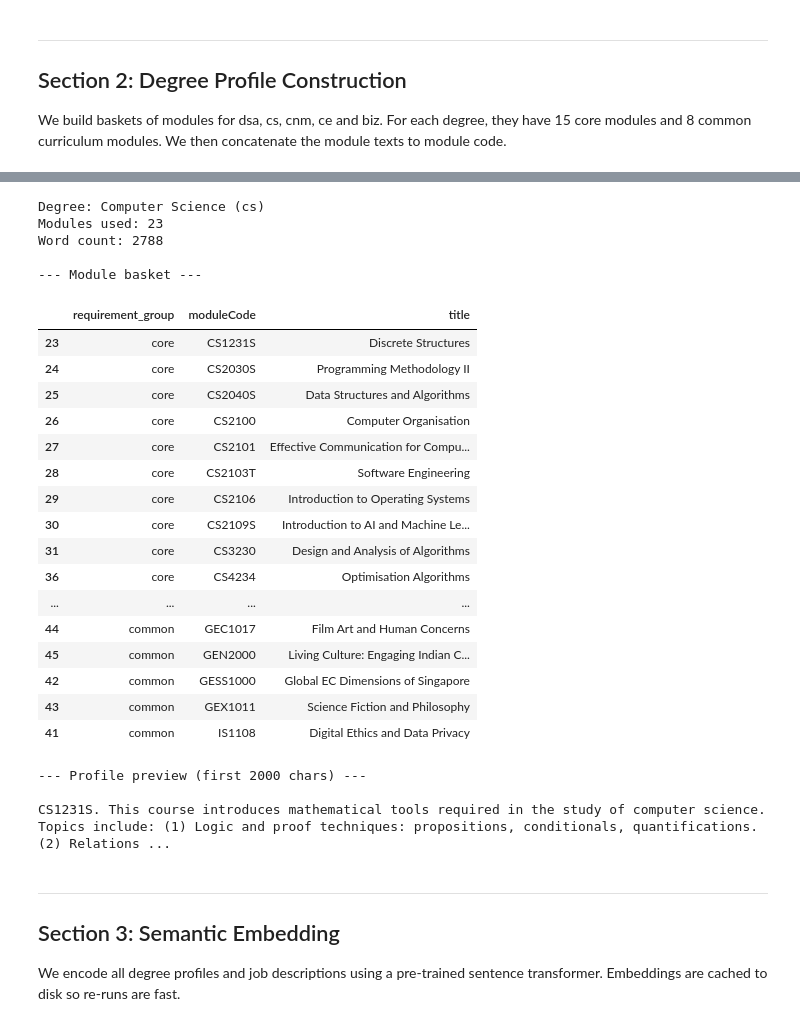
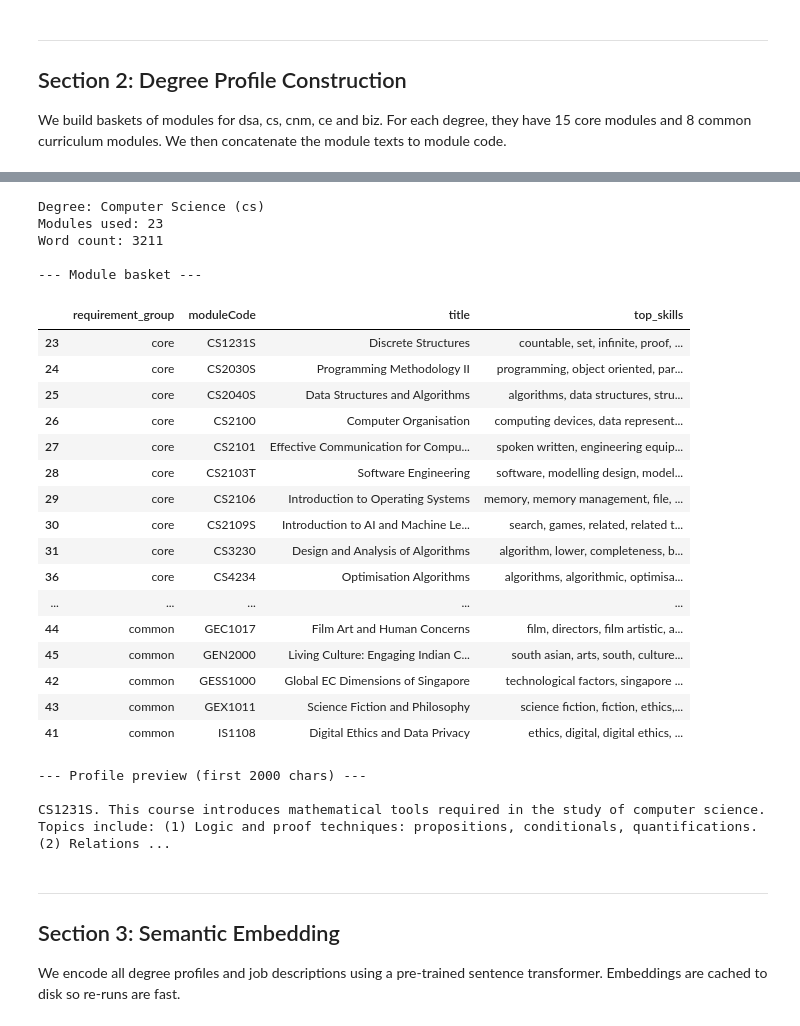
Before and after one commit to marcussyeo/DSA4264-Text-Group-3, a Jupyter notebook: notebooks/nus.ipynb, the cells around one changed output, grey strips where cells are left out. Saved outputs shown, nothing was run; the diff lists cells and outputs as text; code cells hidden in the pictures.

```diff
--- a/notebooks/nus.ipynb
+++ b/notebooks/nus.ipynb
@@ -367,28 +350,26 @@ missing module joins : 0
 # %%
-MAX_WORDS_PER_PROFILE = 8000  # approximate token budget per degree
+MAX_WORDS_PER_PROFILE = 8000
 
 degree_modules = degree_modules.copy()
 degree_modules['module_order'] = np.arange(len(degree_modules))
 
-# Keep only rows with usable module text
+# Keep only rows with usable text
 degree_modules = degree_modules[
     degree_modules['description_clean'].str.len() > 0
 ].copy()
 
 def build_module_text(row: pd.Series) -> str:
-    """Create one text block per module using code + description + prerequisites."""
+    """Create one text block per module using code + description + extracted skills."""
     parts = [f"{row['moduleCode']}. {row['description_clean']}"]
 
-    prereq = row.get('prerequisite', '')
-    if isinstance(prereq, str) and prereq.strip():
-        parts.append(f"Prerequisites: {prereq.strip()}.")
+    if row['description_skills']:
+        parts.append(f"Skills: {row['description_skills']}.")
 
     return ' '.join(parts).strip()
 
 degree_modules['module_profile_text'] = degree_modules.apply(build_module_text, axis=1)
 
 def build_profile_text(group: pd.DataFrame, max_words: int = MAX_WORDS_PER_PROFILE) -> str:
-    """Concatenate module texts in core->common order, up to max_words."""
     group = group.sort_values(['requirement_group', 'module_order'])
 
     result = []
@@ -401,7 +382,6 @@ def build_profile_text(group: pd.DataFrame, max_words: int = MAX_WORDS_PER_PROFI
             if remaining > 10:
                 result.append(' '.join(words[:remaining]))
             break
-
         result.append(text)
         word_count += len(words)
 
@@ -418,9 +398,10 @@ degree_profiles = (
     .reset_index(drop=True)
 )
 
+degree_profiles['degree_label'] = degree_profiles['degree_name']
+
 print(f'Built {len(degree_profiles)} degree profiles')
 display(degree_profiles[['degree_id', 'degree_name', 'n_modules', 'word_count']])
-display(degree_profiles.head())
 # %% [output]
 Built 5 degree profiles
 |  | degree_id | degree_name | n_modules | word_count |
@@ -438,46 +413,50 @@ Built 5 degree profiles
 # %%
 # Sample profile + module basket
 sample_degree_id = 'cs'   # change to: dsa, cs, cnm, ce, biz
 
 sample_profile = degree_profiles[degree_profiles['degree_id'] == sample_degree_id]
 sample_modules = degree_modules[degree_modules['degree_id'] == sample_degree_id].copy()
 
 if sample_profile.empty:
     print(f'No profile found for degree_id={sample_degree_id!r}')
 else:
     row = sample_profile.iloc[0]
     print(f"Degree: {row['degree_name']} ({row['degree_id']})")
     print(f"Modules used: {row['n_modules']}")
     print(f"Word count: {row['word_count']}")
 
     print('\n--- Module basket ---')
-    display(sample_modules[['requirement_group', 'moduleCode', 'title']].sort_values(['requirement_group', 'moduleCode']))
+    display(
+        sample_modules[
+            ['requirement_group', 'moduleCode', 'title', 'top_skills']
+        ].sort_values(['requirement_group', 'moduleCode'])
+    )
 
     print('\n--- Profile preview (first 2000 chars) ---\n')
     print(row['profile_text'][:2000])
 # %% [output]
 Degree: Computer Science (cs)
 Modules used: 23
-Word count: 2788
+Word count: 3211
 
 --- Module basket ---
-|  | requirement_group | moduleCode | title |
-| 23 | core | CS1231S | Discrete Structures |
-| 24 | core | CS2030S | Programming Methodology II |
-| 25 | core | CS2040S | Data Structures and Algorithms |
-| 26 | core | CS2100 | Computer Organisation |
-| 27 | core | CS2101 | Effective Communication for Compu... |
-| 28 | core | CS2103T | Software Engineering |
-| 29 | core | CS2106 | Introduction to Operating Systems |
-| 30 | core | CS2109S | Introduction to AI and Machine Le... |
-| 31 | core | CS3230 | Design and Analysis of Algorithms |
-| 36 | core | CS4234 | Optimisation Algorithms |
-| ... | ... | ... | ... |
-| 44 | common | GEC1017 | Film Art and Human Concerns |
-| 45 | common | GEN2000 | Living Culture: Engaging Indian C... |
-| 42 | common | GESS1000 | Global EC Dimensions of Singapore |
-| 43 | common | GEX1011 | Science Fiction and Philosophy |
-| 41 | common | IS1108 | Digital Ethics and Data Privacy |
+|  | requirement_group | moduleCode | title | top_skills |
+| 23 | core | CS1231S | Discrete Structures | countable, set, infinite, proof, ... |
+| 24 | core | CS2030S | Programming Methodology II | programming, object oriented, par... |
+| 25 | core | CS2040S | Data Structures and Algorithms | algorithms, data structures, stru... |
+| 26 | core | CS2100 | Computer Organisation | computing devices, data represent... |
+| 27 | core | CS2101 | Effective Communication for Compu... | spoken written, engineering equip... |
+| 28 | core | CS2103T | Software Engineering | software, modelling design, model... |
+| 29 | core | CS2106 | Introduction to Operating Systems | memory, memory management, file, ... |
+| 30 | core | CS2109S | Introduction to AI and Machine Le... | search, games, related, related t... |
+| 31 | core | CS3230 | Design and Analysis of Algorithms | algorithm, lower, completeness, b... |
+| 36 | core | CS4234 | Optimisation Algorithms | algorithms, algorithmic, optimisa... |
+| ... | ... | ... | ... | ... |
+| 44 | common | GEC1017 | Film Art and Human Concerns | film, directors, film artistic, a... |
+| 45 | common | GEN2000 | Living Culture: Engaging Indian C... | south asian, arts, south, culture... |
+| 42 | common | GESS1000 | Global EC Dimensions of Singapore | technological factors, singapore ... |
+| 43 | common | GEX1011 | Science Fiction and Philosophy | science fiction, fiction, ethics,... |
+| 41 | common | IS1108 | Digital Ethics and Data Privacy | ethics, digital, digital ethics, ... |
 --- Profile preview (first 2000 chars) ---
 
 CS1231S. This course introduces mathematical tools required in the study of computer science. Topics include: (1) Logic and proof techniques: propositions, conditionals, quantifications. (2) Relations ...
```
Also changed, not shown: parts of 10 cells of this notebook.
